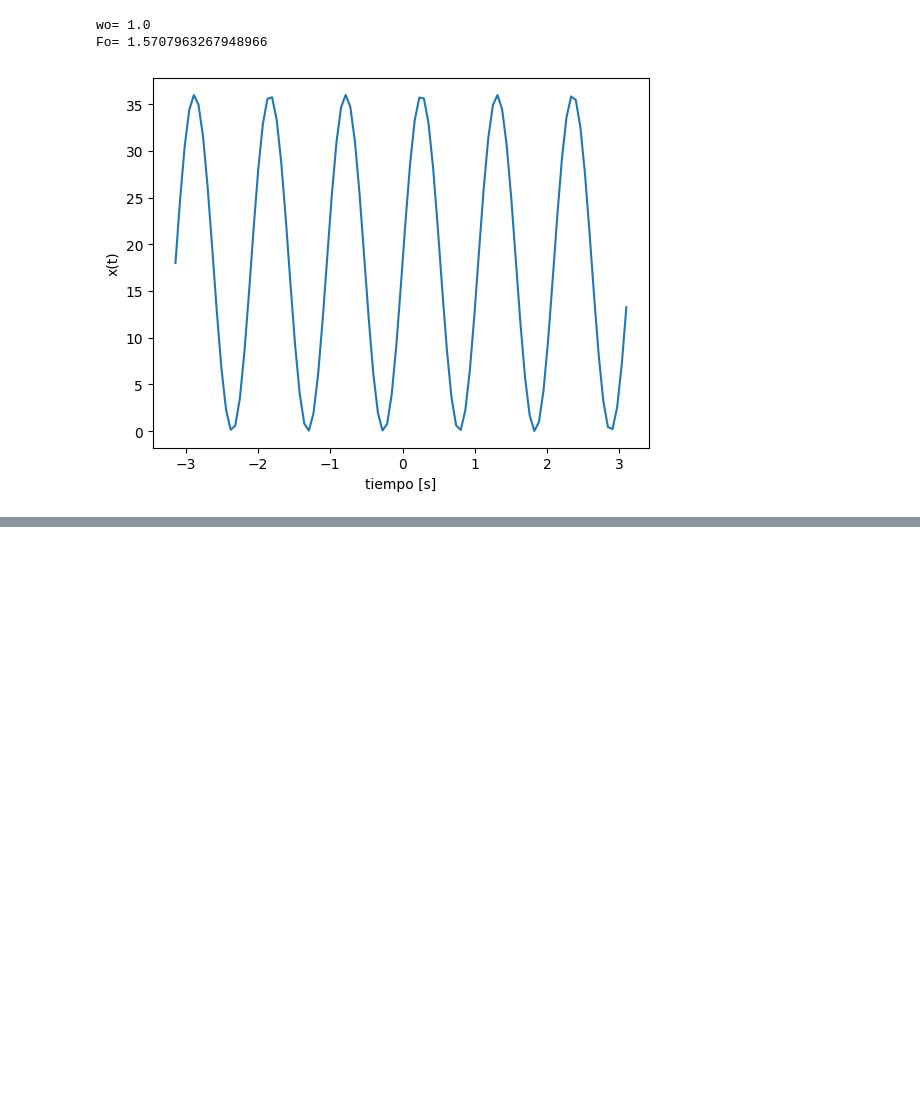
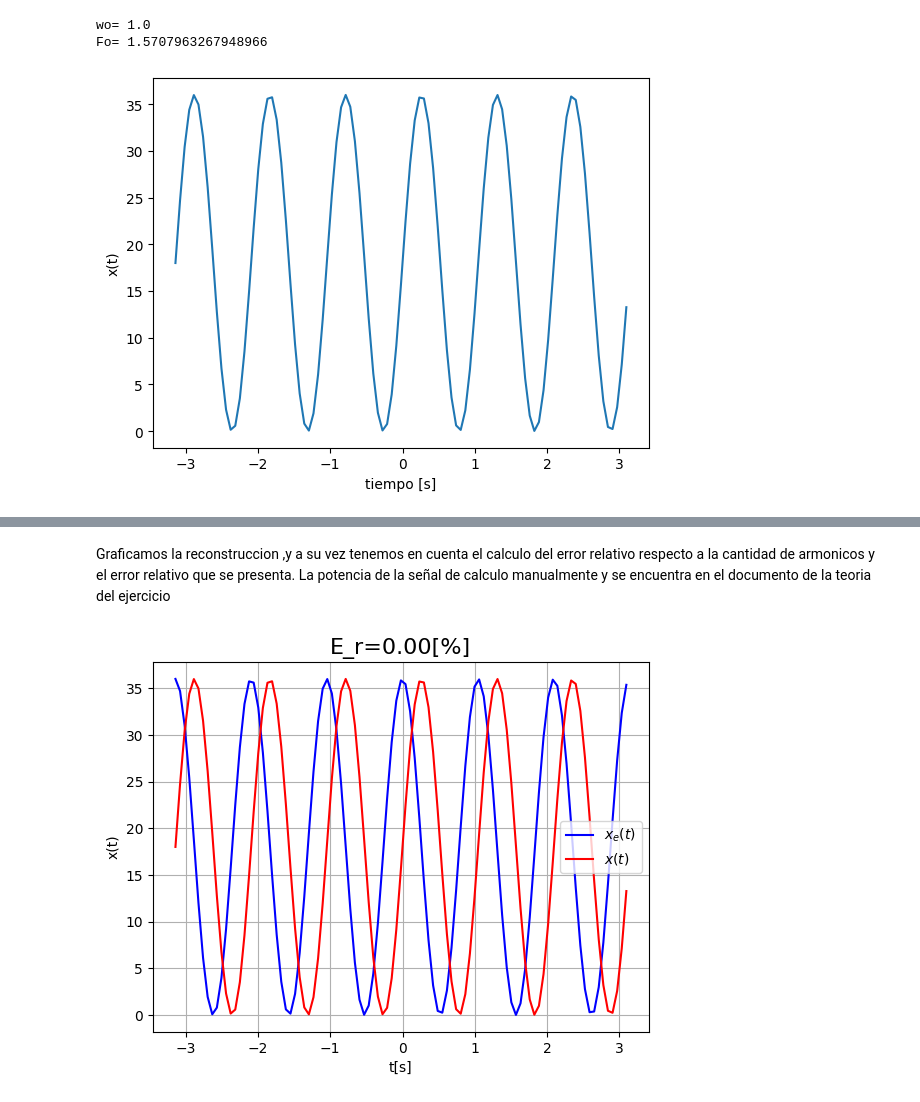
Before and after one commit to Elcejas77/Ejercicios, a Jupyter notebook: ArboledaDiego_Parcial2_2023.ipynb, the cells around one changed output, grey strips where cells are left out. Cells and saved outputs as stored; diff of their text form; code cells hidden in the pictures; blank space fills up the shorter version.

```diff
--- a/ArboledaDiego_Parcial2_2023.ipynb
+++ b/ArboledaDiego_Parcial2_2023.ipynb
@@ -24,0 +105,21 @@ Fo= 1.5707963267948966
+# %% [markdown]
+Graficamos la reconstruccion ,y a su vez tenemos en cuenta el calculo del error relativo respecto a la cantidad de armonicos y el error relativo que se presenta. La potencia de la señal de calculo manualmente y se encuentra en el documento de la teoria del ejercicio
+# %%
+Px = 486 # potencia señal x(t)
+def pltest(Na=1):
+    ind = range(N-Na,N+Na+1)
+    er = 1- np.sum(abs(cn[ind])**2)/Px
+    #señal reconstruida
+    xe = phin[:,ind].dot(cn[ind] ) # dot calcula el producto entre vectores
+    plt.plot(tv,xe,color='b',label='$x_e(t)$') # señal estimada o filtrada
+    plt.plot(tv,x,color='r',label='$x(t)$') #señal original
+    plt.title('E_r=%.2f[%%]' % (100*er),fontsize=16)
+    plt.xlabel('t[s]')
+    plt.ylabel('x(t)')
+    plt.grid()
+    plt.legend()
+    plt.show()
+    return
+interact(pltest,Na=(1,N,1))
+# %% [output]
+[figure, added]
```
Also changed, not shown: parts of 12 cells of this notebook.
